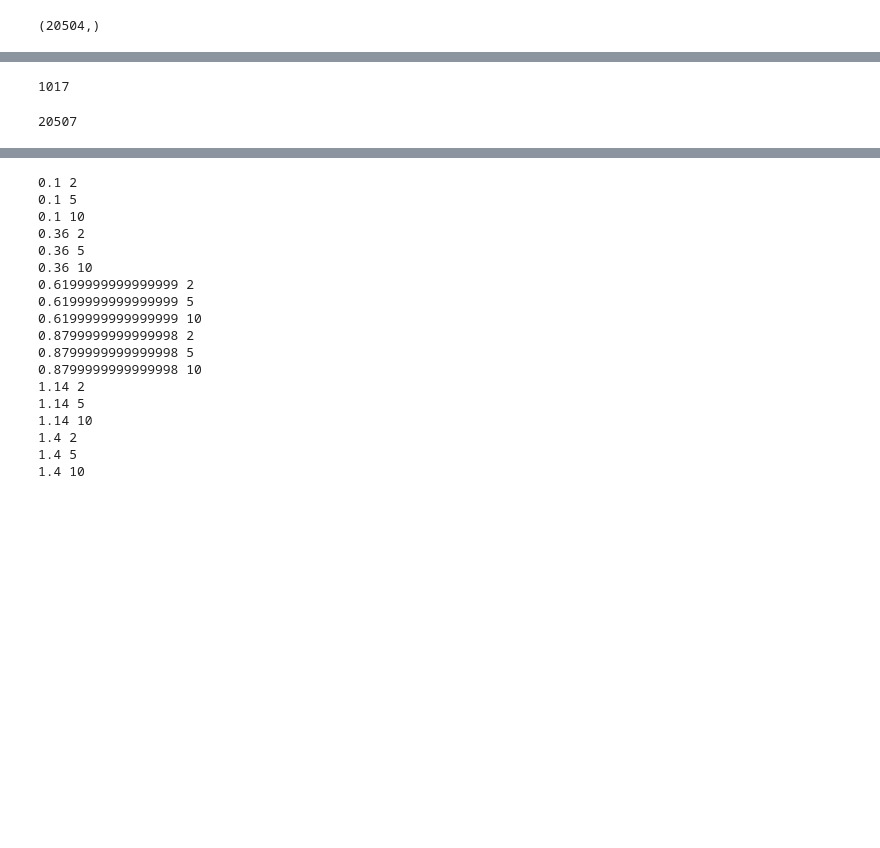
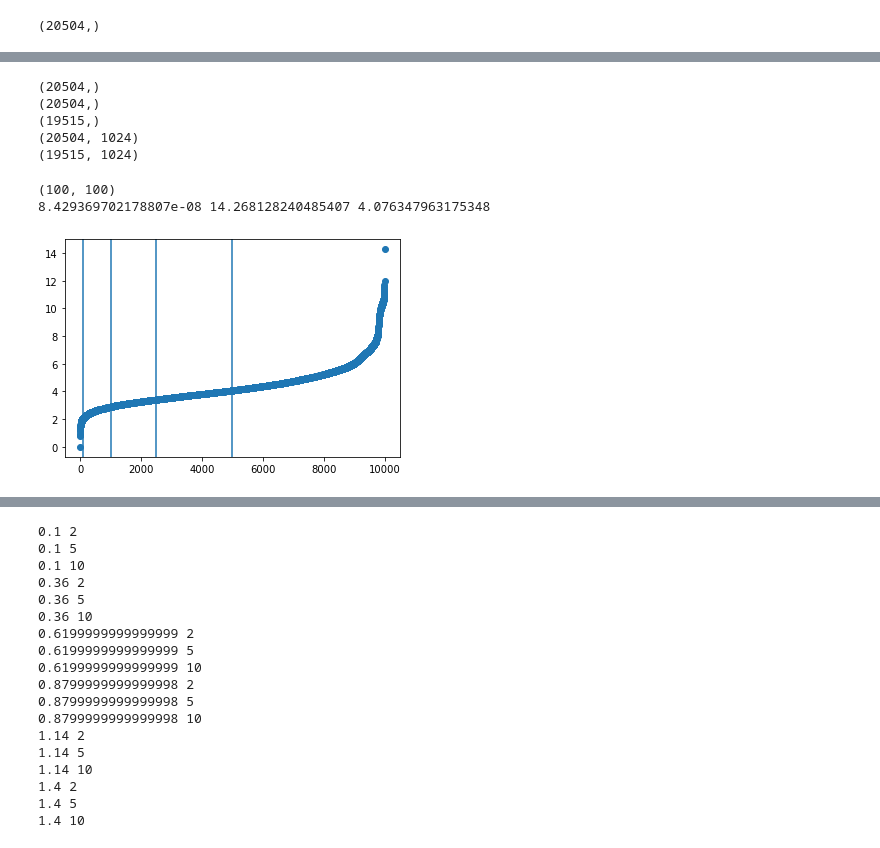
Before and after one commit to dptrsa-300/pss, a Jupyter notebook: Models.ipynb, the cells around one changed output, grey strips where cells are left out. Saved outputs shown, nothing was run; the diff lists cells and outputs as text; code cells hidden in the pictures; blank space fills up the shorter version.

```diff
--- a/Models.ipynb
+++ b/Models.ipynb
@@ -392,8 +404,0 @@ len(X_deepfold_mask)
-# %%
-len(missing_deepfold_mask)
-# %% [output]
-1017
-# %%
-19490+1017
-# %% [output]
-20507
@@ -399,0 +409,12 @@ len(missing_deepfold_mask)
+# %%
+print(mask.shape)
+print(protein_id_seqvec.shape)
+print(protein_id_seqvec[mask].shape)
+print(X_seqvec.shape)
+print(X_seqvec[mask].shape)
+# %% [output]
+(20504,)
+(20504,)
+(19515,)
+(20504, 1024)
+(19515, 1024)
@@ -399,0 +424,25 @@ len(missing_deepfold_mask)
+# %%
+# Show euclidean distances between a random set of points
+
+ed = euclidean_distances(X_seqvec[np.random.choice(range(len(X_seqvec)), 100)],
+                         X_seqvec[np.random.choice(range(len(X_seqvec)), 100)]
+                        )
+print(ed.shape)
+
+min_ed = np.min(ed)
+max_ed = np.max(ed)
+median_ed = np.median(ed)
+
+print(min_ed, max_ed, median_ed)
+ed_flatten = ed.flatten()
+
+plt.scatter(range(len(ed_flatten)), np.sort(ed_flatten))
+plt.axvline(len(ed_flatten)/2)
+plt.axvline(len(ed_flatten)/4)
+plt.axvline(len(ed_flatten)/10)
+plt.axvline(len(ed_flatten)/100)
+plt.show()
+# %% [output]
+(100, 100)
+8.429369702178807e-08 14.268128240485407 4.076347963175348
+[figure, added]
```
Also changed, not shown: parts of 171 cells of this notebook, 2 other files.
